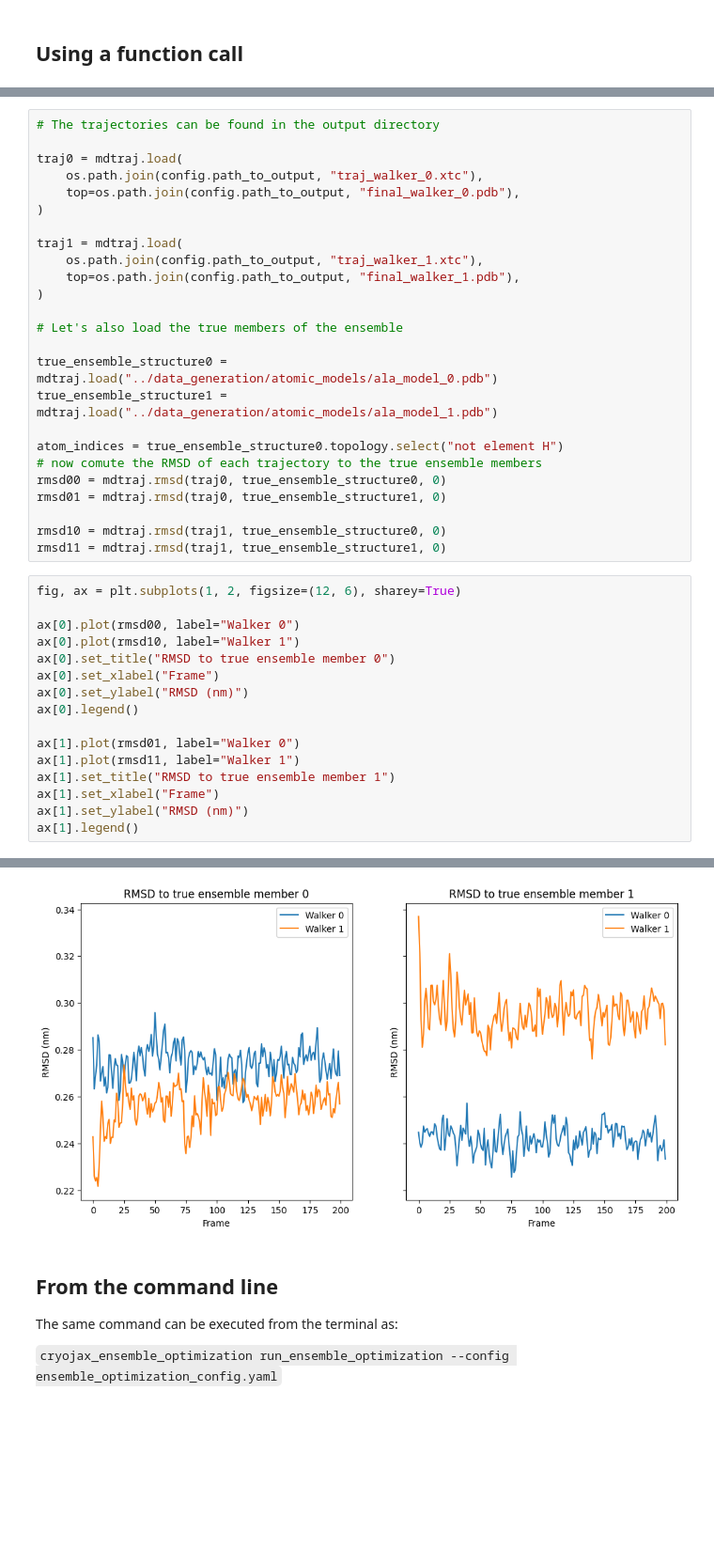
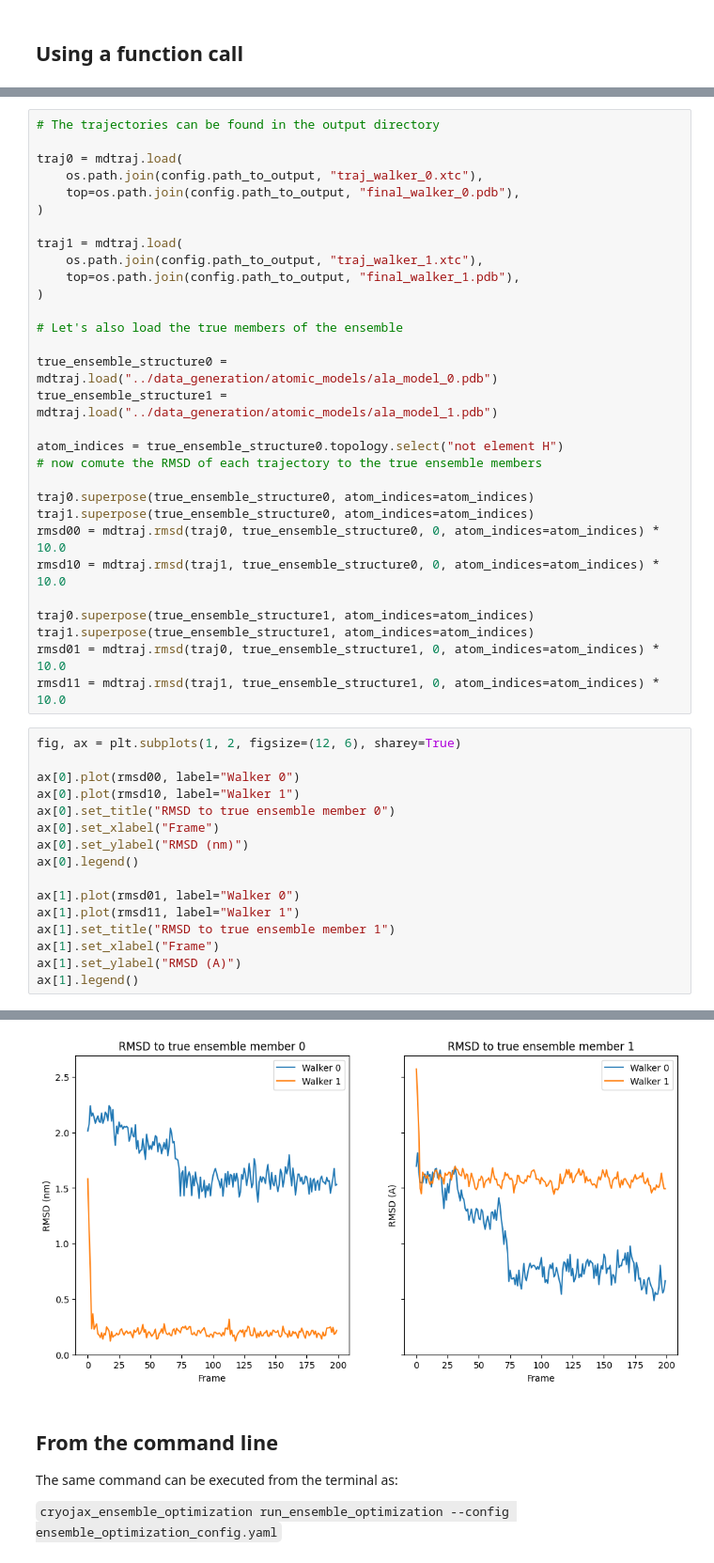
Before and after one commit to flatironinstitute/cryojax-ensemble-optimization, a Jupyter notebook: tutorial/ensemble_optimization/running_the_optimization.ipynb, the cells around one changed output, grey strips where cells are left out. Shown: that part at 94% size. Saved outputs shown, nothing was run; the diff lists cells and outputs as text; blank space fills up the shorter version.

```diff
--- a/tutorial/ensemble_optimization/running_the_optimization.ipynb
+++ b/tutorial/ensemble_optimization/running_the_optimization.ipynb
@@ -93,30 +68,35 @@ true_ensemble_structure1 = mdtraj.load("../data_generation/atomic_models/ala_mod
 
 atom_indices = true_ensemble_structure0.topology.select("not element H")
 # now comute the RMSD of each trajectory to the true ensemble members
-rmsd00 = mdtraj.rmsd(traj0, true_ensemble_structure0, 0)
-rmsd01 = mdtraj.rmsd(traj0, true_ensemble_structure1, 0)
 
-rmsd10 = mdtraj.rmsd(traj1, true_ensemble_structure0, 0)
-rmsd11 = mdtraj.rmsd(traj1, true_ensemble_structure1, 0)
+traj0.superpose(true_ensemble_structure0, atom_indices=atom_indices)
+traj1.superpose(true_ensemble_structure0, atom_indices=atom_indices)
+rmsd00 = mdtraj.rmsd(traj0, true_ensemble_structure0, 0, atom_indices=atom_indices) * 10.0
+rmsd10 = mdtraj.rmsd(traj1, true_ensemble_structure0, 0, atom_indices=atom_indices) * 10.0
+
+traj0.superpose(true_ensemble_structure1, atom_indices=atom_indices)
+traj1.superpose(true_ensemble_structure1, atom_indices=atom_indices)
+rmsd01 = mdtraj.rmsd(traj0, true_ensemble_structure1, 0, atom_indices=atom_indices) * 10.0
+rmsd11 = mdtraj.rmsd(traj1, true_ensemble_structure1, 0, atom_indices=atom_indices) * 10.0
 # %%
 fig, ax = plt.subplots(1, 2, figsize=(12, 6), sharey=True)
 
 ax[0].plot(rmsd00, label="Walker 0")
 ax[0].plot(rmsd10, label="Walker 1")
 ax[0].set_title("RMSD to true ensemble member 0")
 ax[0].set_xlabel("Frame")
 ax[0].set_ylabel("RMSD (nm)")
 ax[0].legend()
 
 ax[1].plot(rmsd01, label="Walker 0")
 ax[1].plot(rmsd11, label="Walker 1")
 ax[1].set_title("RMSD to true ensemble member 1")
 ax[1].set_xlabel("Frame")
-ax[1].set_ylabel("RMSD (nm)")
+ax[1].set_ylabel("RMSD (A)")
 ax[1].legend()
 # %% [output]
 <matplotlib.legend.Legend at 0x...>
-[figure, old version]
+[figure, new version]
 # %% [markdown]
 ## From the command line
 
```
Also changed, not shown: parts of 9 cells of this notebook, 5 other files.
